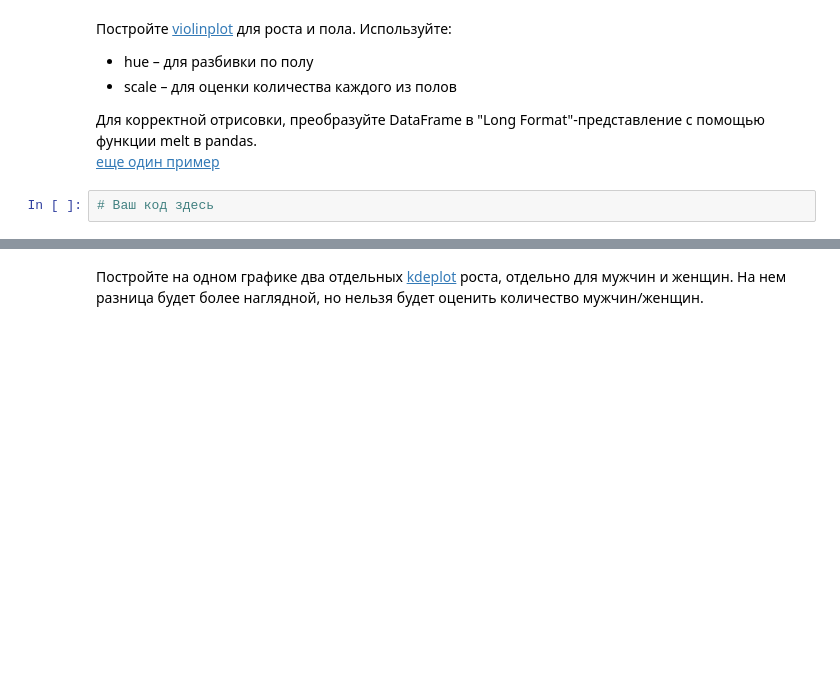
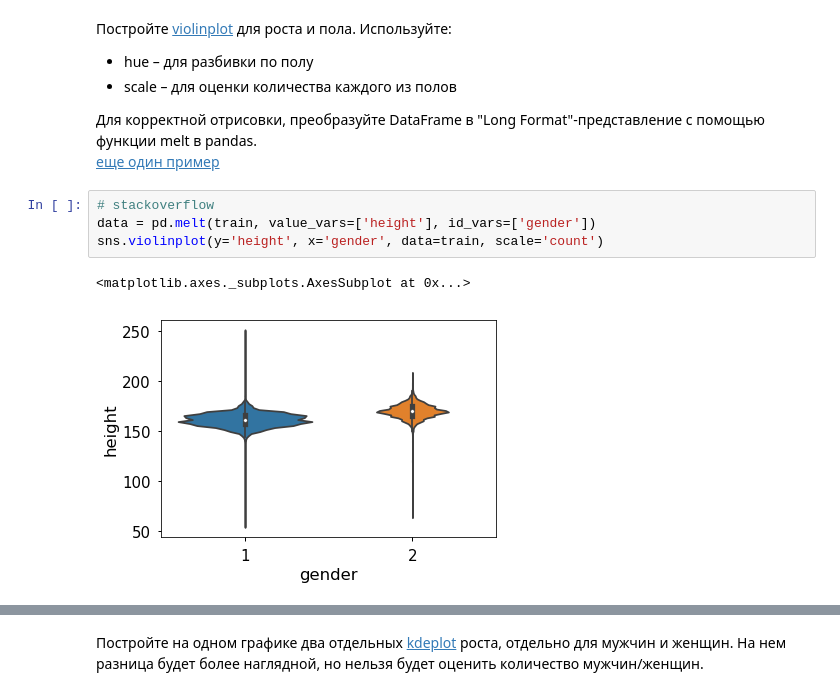
Before and after one commit to LenaVolzhina/mlcourse_open, a Jupyter notebook: jupyter_russian/homeworks/hw2_session3_visual_data_analysis_lenavolzhina.ipynb, the cells around one changed output, grey strips where cells are left out. Drawn from its saved outputs; the diff is of its cells as text; blank space fills up the shorter version.

```diff
--- a/jupyter_russian/homeworks/hw2_session3_visual_data_analysis_lenavolzhina.ipynb
+++ b/jupyter_russian/homeworks/hw2_session3_visual_data_analysis_lenavolzhina.ipynb
@@ -198,5 +267,10 @@ cardio
 Для корректной отрисовки, преобразуйте DataFrame в "Long Format"-представление с помощью функции melt в pandas.
 <br>
 [еще один пример](https://stackoverflow.com/a/41575149/3338479)
-# %%
-# Ваш код здесь
+# %%
+# stackoverflow
+data = pd.melt(train, value_vars=['height'], id_vars=['gender'])
+sns.violinplot(y='height', x='gender', data=train, scale='count')
+# %% [output]
+<matplotlib.axes._subplots.AxesSubplot at 0x...>
+[figure, added]
```
Also changed, not shown: parts of 23 cells of this notebook.
